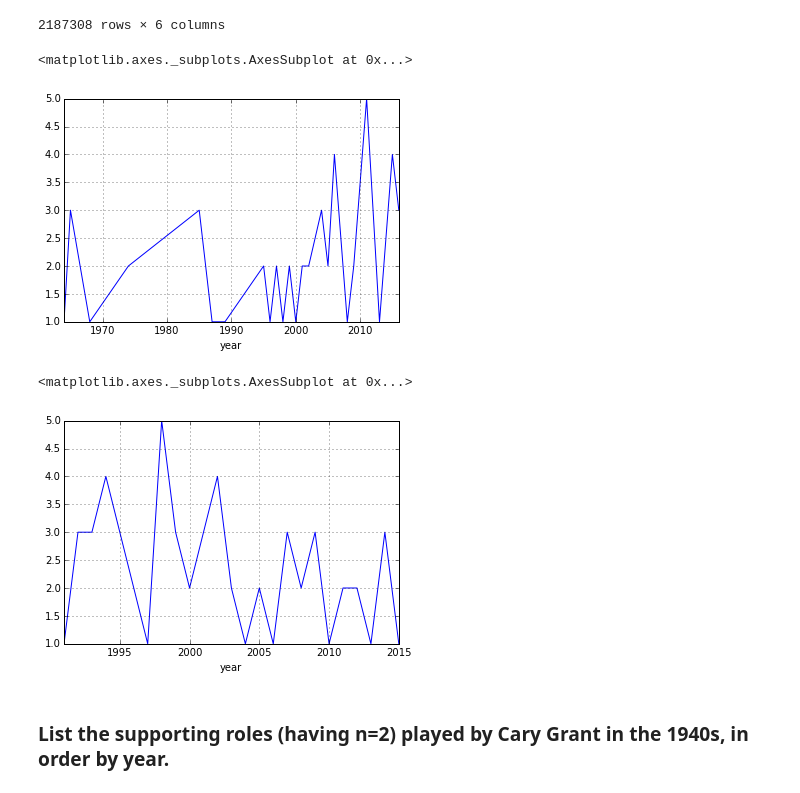
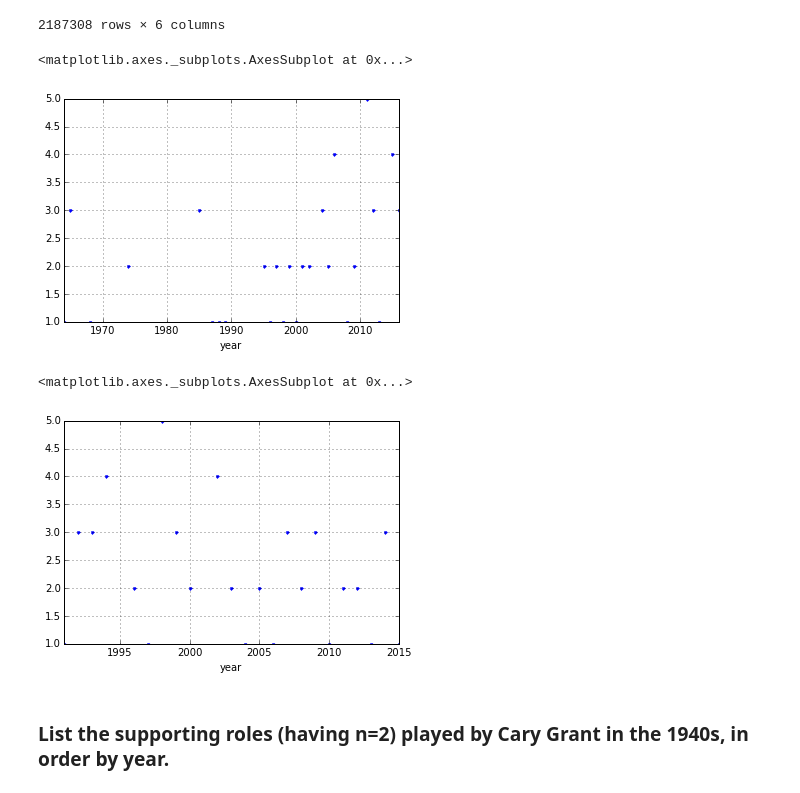
Before and after one commit to hjerpe/pycon-pandas-tutorial, a Jupyter notebook: Exercises-1.ipynb, the cells around one changed output. Cells and saved outputs as stored; diff of their text form; code cells hidden in the pictures.

```diff
--- a/Exercises-1.ipynb
+++ b/Exercises-1.ipynb
@@ -402,17 +403,17 @@ groups.head()
 2187308 rows × 6 columns
 # %%
 t = cast[cast.name == "Judi Dench"].groupby(['year'])
-t.size().plot()
+t.size().plot(style='.')
 # %% [output]
 <matplotlib.axes._subplots.AxesSubplot at 0x...>
-[figure, old version]
+[figure, new version]
 # %%
 #cast[cast.name.str.contains('Philip Seymour')].name.drop_duplicates()
 t = cast[cast.name == "Philip Seymour Hoffman"].groupby(['year'])
-t.size().plot()
+t.size().plot(style='.')
 # %% [output]
 <matplotlib.axes._subplots.AxesSubplot at 0x...>
-[figure, old version]
+[figure, new version]
 # %% [markdown]
 ### List the supporting roles (having n=2) played by Cary Grant in the 1940s, in order by year.
 # %% [markdown]
```
Also changed, not shown: parts of 1 cell of this notebook.
